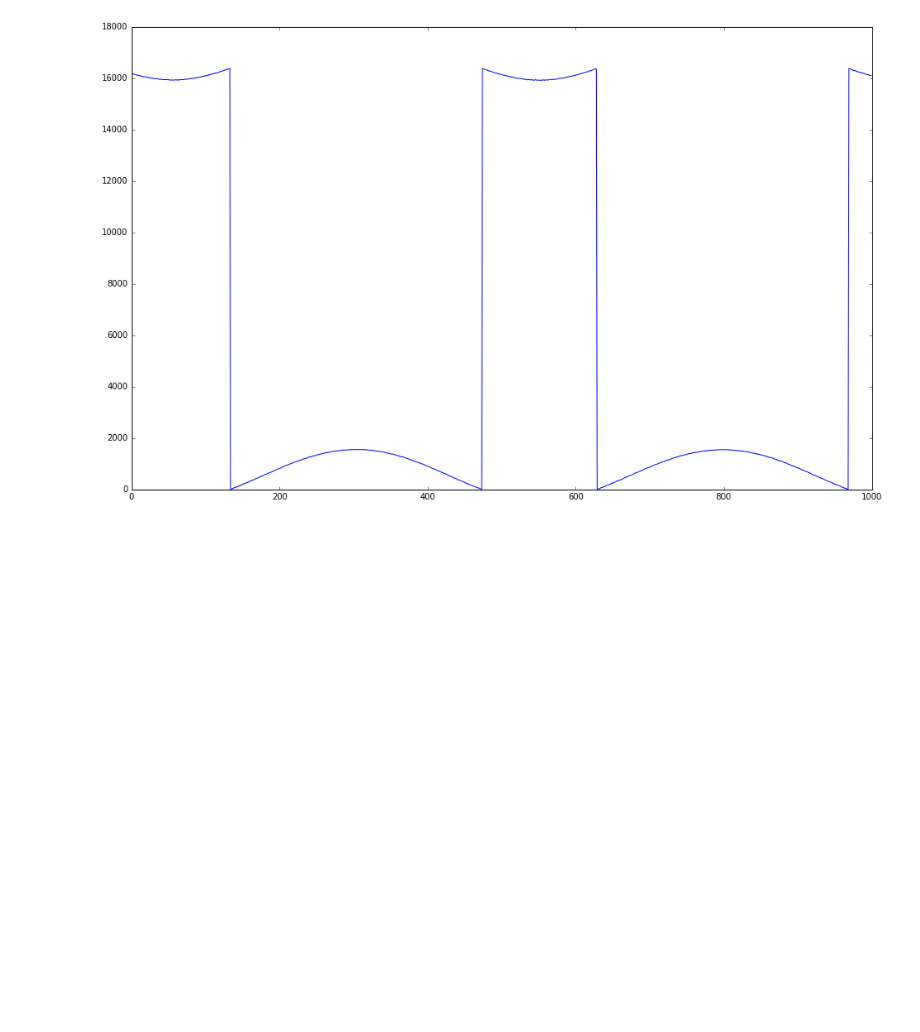
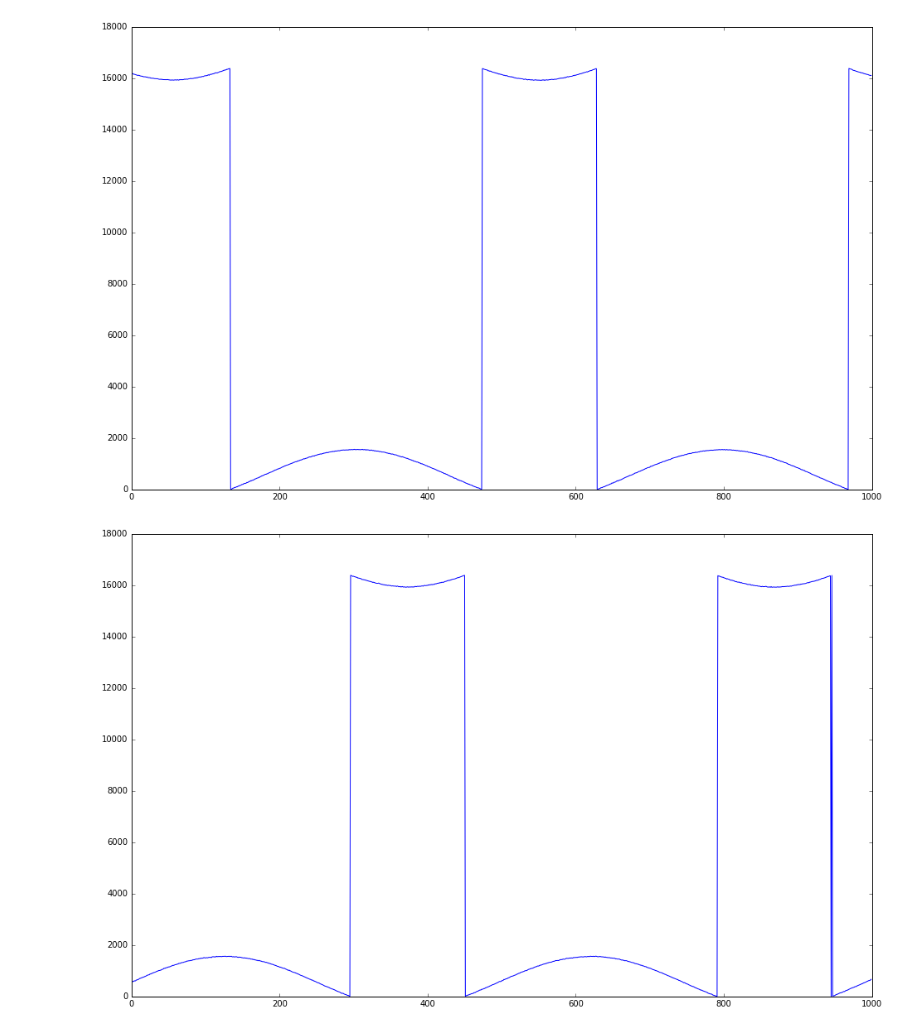
Before and after one commit to alpenwasser/pitaya, a Jupyter notebook: verification/2017-05-03--first-success/adc-test.ipynb, the cells around one changed output. Saved outputs shown, nothing was run; the diff lists cells and outputs as text; code cells hidden in the pictures; blank space fills up the shorter version.

Commit message:
added further data for sine tests

```diff
--- a/verification/2017-05-03--first-success/adc-test.ipynb
+++ b/verification/2017-05-03--first-success/adc-test.ipynb
@@ -39,3 +39,11 @@ f.close()
 # %% [output]
 [figure]
 [figure]
+# %%
+f = open('middle_sine_2.txt')
+plt.figure()
+plt.rcParams['figure.figsize']=16,10
+plt.plot([int(l, 16) for l in f.readline().split(' ')])
+f.close()
+# %% [output]
+[figure, added]
```
Also changed, not shown: parts of 1 cell of this notebook, 3 other files.
